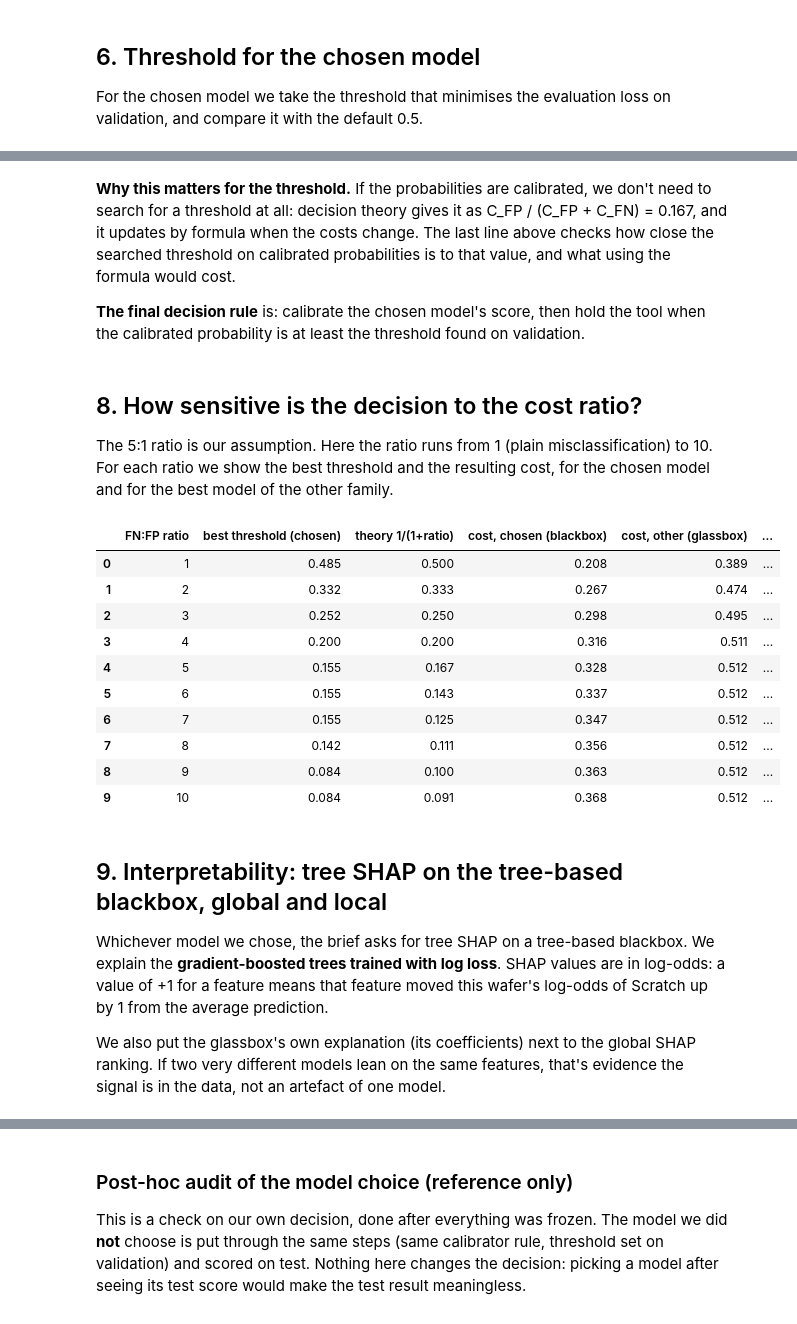
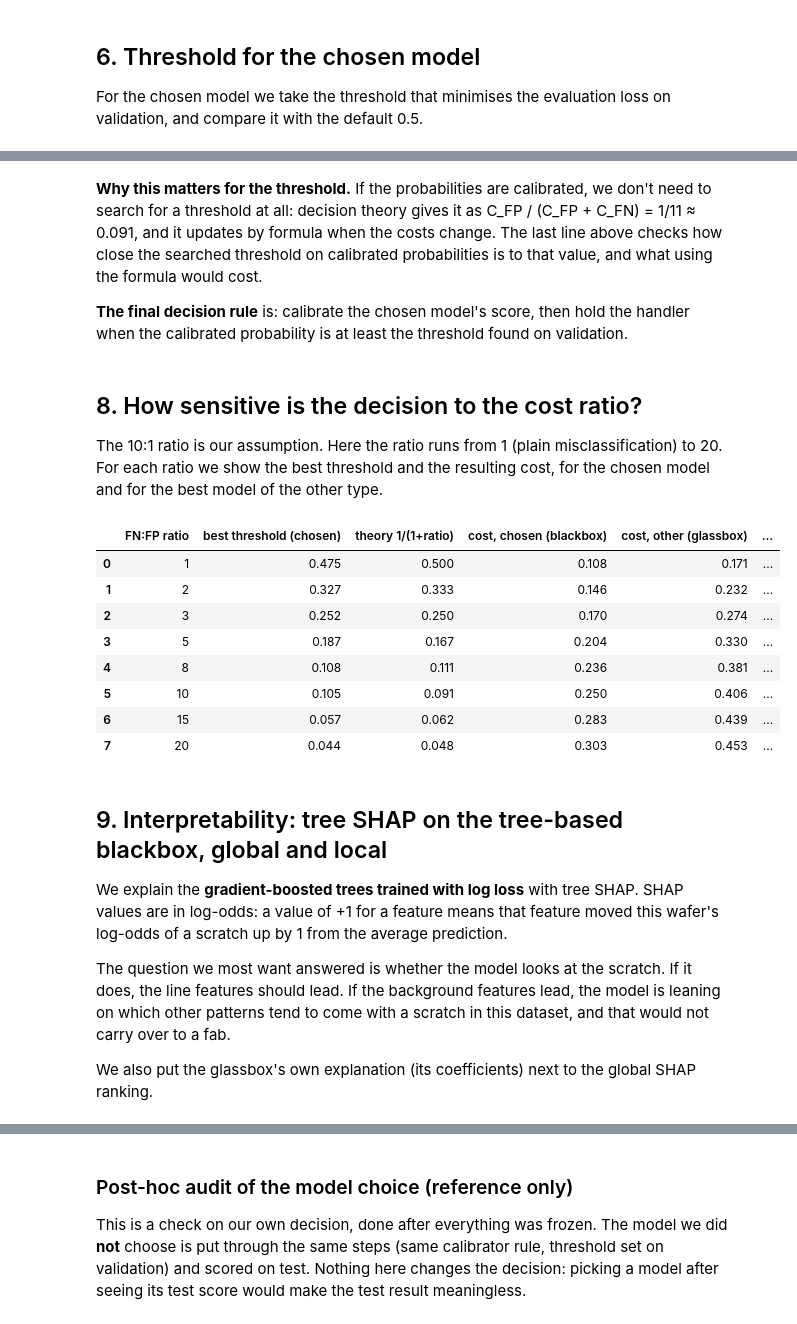
Before and after one commit to Ananya8576/dba5106-proj2, a Jupyter notebook: project/Project2_Classification_Scratch.ipynb, the cells around one changed output, grey strips where cells are left out. Drawn from its saved outputs; the diff is of its cells as text; code cells hidden in the pictures.

```diff
--- a/project/Project2_Classification_Scratch.ipynb
+++ b/project/Project2_Classification_Scratch.ipynb
@@ -157,18 +220,20 @@ display(pd.DataFrame({"wafers": [len(train_idx), len(val_idx), len(test_idx)],
 ### A look at the training data
 Only the training split is plotted, so nothing here leaks from validation or test.
 # %%
-fig, axes = plt.subplots(2, 5, figsize=(13, 4.6)); axes = axes.ravel()
+fig, axes = plt.subplots(4, 4, figsize=(13, 9)); axes = axes.ravel()
 for ax, c in zip(axes, FEATURES):
-    v = X_tr[c]; hi = v.quantile(0.99) if c in ("n_dies", "n_fail_clusters") else v.max()
+    v = X_tr[c]; hi = v.quantile(0.99) if c in ("n_fail_clusters", "n_line_segments", "n_long_thin") else v.max()
     bins = np.linspace(v.min(), hi, 31)
     ax.hist(v[y_tr == 0], bins=bins, density=True, histtype="step", lw=1.8, color=BLUE, label="No scratch")
     ax.hist(v[y_tr == 1], bins=bins, density=True, histtype="step", lw=1.8, color=ORANGE, label="Scratch")
     ax.set_title(c, fontsize=9); ax.set_yticks([])
-for ax in axes[len(FEATURES):]: ax.axis('off')
 axes[0].legend()
 fig.suptitle("Feature distributions by class (training split)", fontweight="bold"); plt.tight_layout(); savefig("01_features_by_class.png"); plt.show()
 
 corr = X_tr.corr()
 hi_pairs = [(a, b, round(corr.loc[a, b], 2)) for i, a in enumerate(FEATURES) for b in FEATURES[i + 1:] if abs(corr.loc[a, b]) >= 0.85]
 print("feature pairs with |r| ≥ 0.85 (training split):", hi_pairs)
+auc1 = pd.Series({c: roc_auc_score(y_tr, X_tr[c]) for c in FEATURES}).map(lambda a: max(a, 1 - a)).sort_values(ascending=False)
+print("single-feature AUC on the training split (0.5 = no signal):")
+print(", ".join(f"{c} {v:.2f}" for c, v in auc1.items()))
 # %% [output]
@@ -224,15 +293,15 @@ def auc_scorer(model, X_, y_):
 
 SPECS = {
     ("glassbox", "L2"): (make_pipeline(StandardScaler(), Lasso(max_iter=10000)),
-                         {"lasso__alpha": [0.0003, 0.001, 0.003, 0.01, 0.03, 0.1]}),
+                         {"lasso__alpha": [0.0001, 0.0003, 0.001, 0.003, 0.01, 0.03, 0.1]}),
     ("glassbox", "log loss"): (make_pipeline(StandardScaler(), LogisticRegression(penalty="l1", solver="liblinear", max_iter=2000, random_state=SEED)),
-                               {"logisticregression__C": [0.003, 0.01, 0.03, 0.1, 1.0, 10.0]}),
+                               {"logisticregression__C": [0.003, 0.01, 0.03, 0.1, 1.0, 10.0, 100.0]}),
     ("blackbox", "L2"): (HistGradientBoostingRegressor(loss="squared_error", learning_rate=0.1, random_state=SEED),
-                         {"max_depth": [2, 3, 5], "max_iter": [100, 300]}),
+                         {"max_depth": [3, 5, 8], "max_iter": [200, 500, 1000]}),
     ("blackbox", "log loss"): (HistGradientBoostingClassifier(learning_rate=0.1, random_state=SEED),
-                               {"max_depth": [2, 3, 5], "max_iter": [100, 300]}),
+                               {"max_depth": [3, 5, 8], "max_iter": [200, 500, 1000]}),
 }
-inner_cv = list(StratifiedGroupKFold(n_splits=5, shuffle=True, random_state=SEED).split(X_tr, y_tr, g_tr))
+inner_cv = list(StratifiedKFold(n_splits=5, shuffle=True, random_state=SEED).split(X_tr, y_tr))
 
 MODELS, SEARCH, rows = {}, {}, []
 for key, (est, grid) in SPECS.items():
@@ -281,21 +351,16 @@ AUC is computed on the validation split, which no model has seen. The intervals
 S_va = {k: score_of(m, X_va) for k, m in MODELS.items()}
 S_te = {k: score_of(m, X_te) for k, m in MODELS.items()}    # computed now, not looked at until section 10
 
-def lot_bootstrap(groups, n_boot=N_BOOT, seed=SEED):
-    """Row indices for n_boot resamples of whole groups."""
-    groups = np.asarray(groups); rng = np.random.default_rng(seed)
-    if len(pd.unique(groups)) == len(groups):                # every wafer is its own group: resample rows
-        for _ in range(n_boot):
-            yield rng.integers(0, len(groups), len(groups))
-        return
-    by_lot = [np.flatnonzero(groups == g) for g in pd.unique(groups)]
+def wafer_bootstrap(groups, n_boot=N_BOOT, seed=SEED):
+    """Row indices for n_boot resamples of wafers, with replacement."""
+    rng = np.random.default_rng(seed)
     for _ in range(n_boot):
-        yield np.concatenate([by_lot[i] for i in rng.integers(0, len(by_lot), len(by_lot))])
+        yield rng.integers(0, len(groups), len(groups))
 
 def boot_stats(y_true, groups, fns):
     """Bootstrap each statistic in fns (name -> function of row indices) on the same resamples."""
     y_true = np.asarray(y_true); out = {k: [] for k in fns}
-    for idx in lot_bootstrap(groups):
+    for idx in wafer_bootstrap(groups):
         if y_true[idx].min() == y_true[idx].max(): continue
         for k, f in fns.items(): out[k].append(f(idx))
     return {k: np.percentile(v, [2.5, 97.5]) for k, v in out.items()}
@@ -509,46 +577,46 @@ best threshold on calibrated probabilities = 0.155 (cost 0.3282); theory says 0.
 # %% [markdown]
-**Why this matters for the threshold.** If the probabilities are calibrated, we don't need to search for a threshold at all: decision theory gives it as C_FP / (C_FP + C_FN) = 0.167, and it updates by formula when the costs change. The last line above checks how close the searched threshold on calibrated probabilities is to that value, and what using the formula would cost.
+**Why this matters for the threshold.** If the probabilities are calibrated, we don't need to search for a threshold at all: decision theory gives it as C_FP / (C_FP + C_FN) = 1/11 ≈ 0.091, and it updates by formula when the costs change. The last line above checks how close the searched threshold on calibrated probabilities is to that value, and what using the formula would cost.
 
-**The final decision rule** is: calibrate the chosen model's score, then hold the tool when the calibrated probability is at least the threshold found on validation.
+**The final decision rule** is: calibrate the chosen model's score, then hold the handler when the calibrated probability is at least the threshold found on validation.
 # %% [markdown]
 ## 8. How sensitive is the decision to the cost ratio?
-The 5:1 ratio is our assumption. Here the ratio runs from 1 (plain misclassification) to 10. For each ratio we show the best threshold and the resulting cost, for the chosen model and for the best model of the other family.
+The 10:1 ratio is our assumption. Here the ratio runs from 1 (plain misclassification) to 20. For each ratio we show the best threshold and the resulting cost, for the chosen model and for the best model of the other type.
 # %%
-ratios = np.arange(1, 11)
+ratios = np.array([1, 2, 3, 5, 8, 10, 15, 20])
 p_other = CAL[OTHER][CALIB](S_va[OTHER]) if CALIB != "raw" else np.clip(S_va[OTHER], 0, 1)
 sens = pd.DataFrame({"FN:FP ratio": ratios,
                      "best threshold (chosen)": [best_threshold(yv, p_va, r, 1)[0] for r in ratios],
                      "theory 1/(1+ratio)": 1 / (1 + ratios),
                      f"cost, chosen ({CHOSEN[0]})": [best_threshold(yv, p_va, r, 1)[1] for r in ratios],
                      f"cost, other ({OTHER[0]})": [best_threshold(yv, p_other, r, 1)[1] for r in ratios],
-                     "cost, hold every wafer": [(1 - yv.mean())] * len(ratios)})
+                     "cost, flag every wafer": [(1 - yv.mean())] * len(ratios)})
 display(sens.round(3))
 fig, axes = plt.subplots(1, 2, figsize=(11, 3.4))
 axes[0].plot(ratios, sens["best threshold (chosen)"], "o-", color=STYLE[CHOSEN][0], label="best threshold on validation")
 axes[0].plot(ratios, sens["theory 1/(1+ratio)"], color=MUTED, ls=":", label="theory for a calibrated model")
-axes[0].set_xlabel("cost of a missed scratch, in unnecessary tool holds"); axes[0].set_ylabel("threshold"); axes[0].set_title("Threshold vs cost ratio"); axes[0].legend()
+axes[0].set_xlabel("cost of a missed scratch, in unnecessary inspections"); axes[0].set_ylabel("threshold"); axes[0].set_title("Threshold vs cost ratio"); axes[0].legend()
 axes[1].plot(ratios, sens[f"cost, chosen ({CHOSEN[0]})"], "o-", color=STYLE[CHOSEN][0], label=f"chosen: {CHOSEN[0]}")
 axes[1].plot(ratios, sens[f"cost, other ({OTHER[0]})"], "s-", color=STYLE[OTHER][0], label=f"other: {OTHER[0]}")
 axes[1].axvline(C_FN / C_FP, color=INK2, lw=1, ls="--"); axes[1].text(C_FN / C_FP, axes[1].get_ylim()[0], " our assumption", fontsize=8, color=INK2, va="bottom")
-axes[1].set_xlabel("cost of a missed scratch, in unnecessary tool holds"); axes[1].set_ylabel("cost per wafer at the best threshold"); axes[1].set_title("Evaluation loss vs cost ratio"); axes[1].legend()
+axes[1].set_xlabel("cost of a missed scratch, in unnecessary inspections"); axes[1].set_ylabel("cost per wafer at the best threshold"); axes[1].set_title("Evaluation loss vs cost ratio"); axes[1].legend()
 plt.tight_layout(); savefig("06_cost_sensitivity.png"); plt.show()
 # %% [output]
 |  | FN:FP ratio | best threshold (chosen) | theory 1/(1+ratio) | cost, chosen (blackbox) | cost, other (glassbox) | ... |
-| 0 | 1 | 0.485 | 0.500 | 0.208 | 0.389 | ... |
-| 1 | 2 | 0.332 | 0.333 | 0.267 | 0.474 | ... |
-| 2 | 3 | 0.252 | 0.250 | 0.298 | 0.495 | ... |
-| 3 | 4 | 0.200 | 0.200 | 0.316 | 0.511 | ... |
-| 4 | 5 | 0.155 | 0.167 | 0.328 | 0.512 | ... |
-| 5 | 6 | 0.155 | 0.143 | 0.337 | 0.512 | ... |
-| 6 | 7 | 0.155 | 0.125 | 0.347 | 0.512 | ... |
-| 7 | 8 | 0.142 | 0.111 | 0.356 | 0.512 | ... |
-| 8 | 9 | 0.084 | 0.100 | 0.363 | 0.512 | ... |
-| 9 | 10 | 0.084 | 0.091 | 0.368 | 0.512 | ... |
+| 0 | 1 | 0.475 | 0.500 | 0.108 | 0.171 | ... |
+| 1 | 2 | 0.327 | 0.333 | 0.146 | 0.232 | ... |
+| 2 | 3 | 0.252 | 0.250 | 0.170 | 0.274 | ... |
+| 3 | 5 | 0.187 | 0.167 | 0.204 | 0.330 | ... |
+| 4 | 8 | 0.108 | 0.111 | 0.236 | 0.381 | ... |
+| 5 | 10 | 0.105 | 0.091 | 0.250 | 0.406 | ... |
+| 6 | 15 | 0.057 | 0.062 | 0.283 | 0.439 | ... |
+| 7 | 20 | 0.044 | 0.048 | 0.303 | 0.453 | ... |
 # %% [markdown]
 ## 9. Interpretability: tree SHAP on the tree-based blackbox, global and local
-Whichever model we chose, the brief asks for tree SHAP on a tree-based blackbox. We explain the **gradient-boosted trees trained with log loss**. SHAP values are in log-odds: a value of +1 for a feature means that feature moved this wafer's log-odds of Scratch up by 1 from the average prediction.
+We explain the **gradient-boosted trees trained with log loss** with tree SHAP. SHAP values are in log-odds: a value of +1 for a feature means that feature moved this wafer's log-odds of a scratch up by 1 from the average prediction.
 
-We also put the glassbox's own explanation (its coefficients) next to the global SHAP ranking. If two very different models lean on the same features, that's evidence the signal is in the data, not an artefact of one model.
+The question we most want answered is whether the model looks at the scratch. If it does, the line features should lead. If the background features lead, the model is leaning on which other patterns tend to come with a scratch in this dataset, and that would not carry over to a fab.
+
+We also put the glassbox's own explanation (its coefficients) next to the global SHAP ranking.
 # %%
 import shap
 gbm = MODELS[("blackbox", "log loss")]
```
Also changed, not shown: parts of 28 cells of this notebook, 36 other files.
